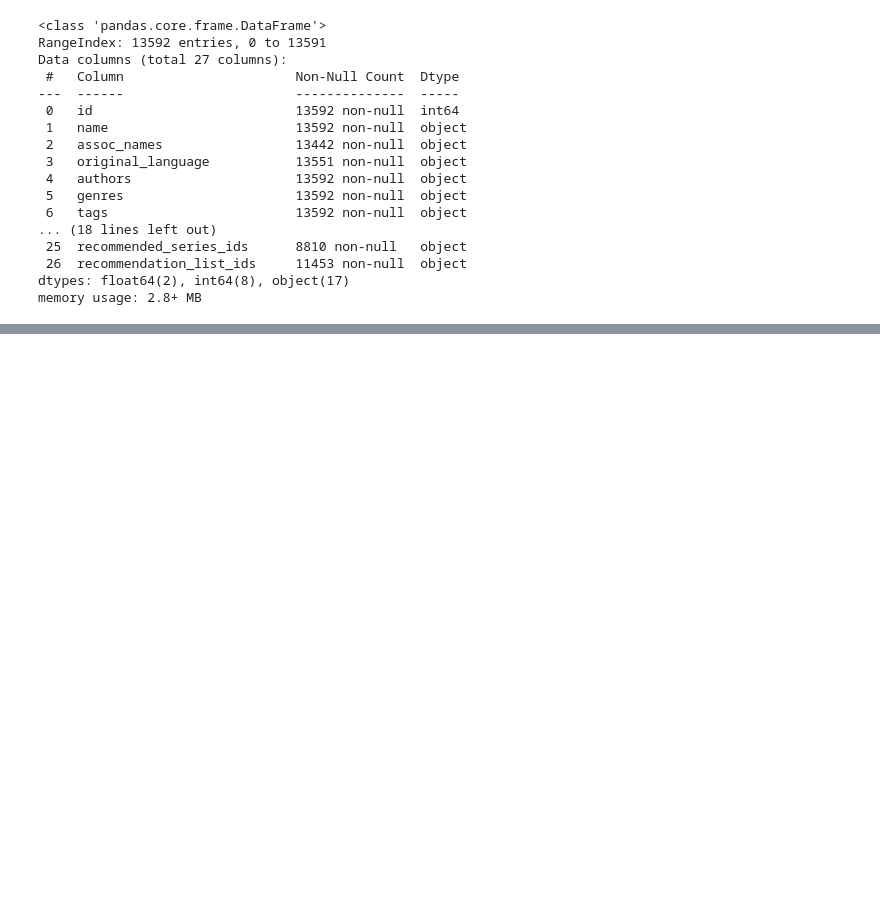
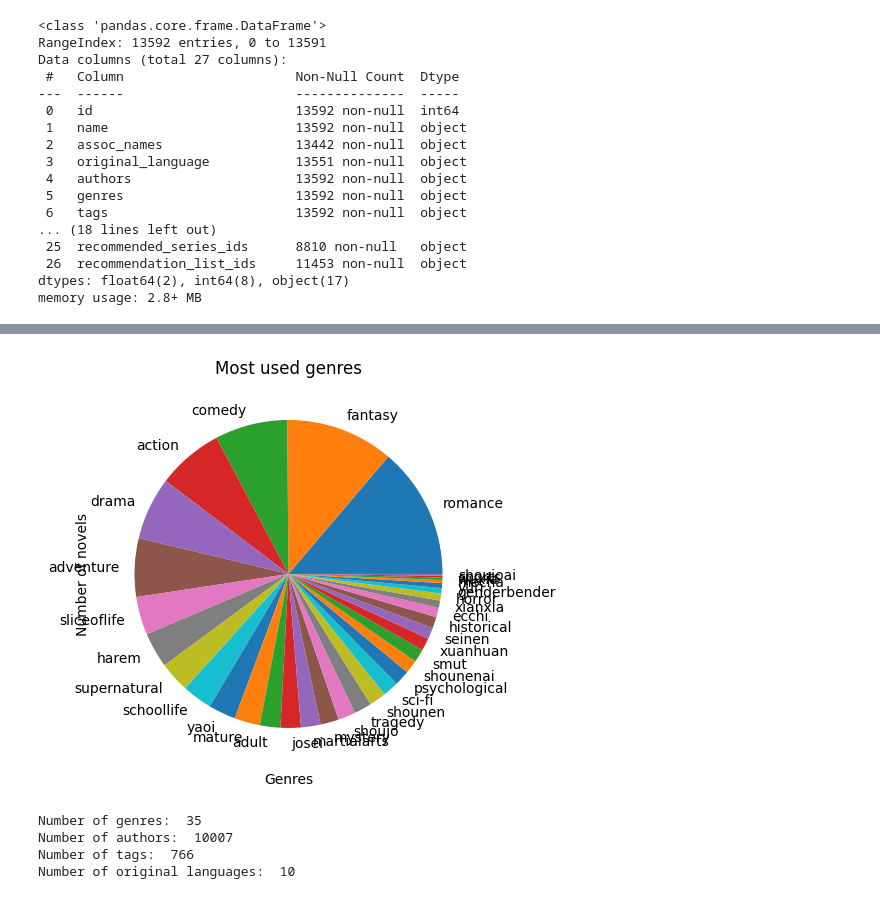
Before and after one commit to schneialexan/novel_recommender, a Jupyter notebook: data_exploration.ipynb, the cells around one changed output, grey strips where cells are left out. Saved outputs shown, nothing was run; the diff lists cells and outputs as text; code cells hidden in the pictures; blank space fills up the shorter version.

```diff
--- a/data_exploration.ipynb
+++ b/data_exploration.ipynb
@@ -38,0 +110,28 @@ memory usage: 2.8+ MB
+# %%
+# plot with pie chart
+genres_list.value_counts().plot(kind='pie', figsize=(15, 5))
+plt.title('Most used genres')
+plt.xlabel('Genres')
+plt.ylabel('Number of novels')
+plt.xticks(rotation=90)
+plt.show()
+# %% [output]
+[figure, added]
+# %%
+# get unique genres, authors, tags, original languages and number of chapters
+genres = ','.join(df['genres'].to_list()).replace('[', '').replace(']', '').replace("'", '').replace(' ', '').split(',')
+genres = pd.Series(genres).unique()
+authors = df['authors'].unique()
+tags = ','.join(df['tags'].to_list()).replace('[', '').replace(']', '').replace("'", '').replace(' ', '').split(',')
+tags = pd.Series(tags).unique()
+original_languages = df['original_language'].unique()
+
+print('Number of genres: ', len(genres))
+print('Number of authors: ', len(authors))
+print('Number of tags: ', len(tags))
+print('Number of original languages: ', len(original_languages))
+# %% [output]
+Number of genres:  35
+Number of authors:  10007
+Number of tags:  766
+Number of original languages:  10
```
Also changed, not shown: parts of 6 cells of this notebook, 4 other files.
